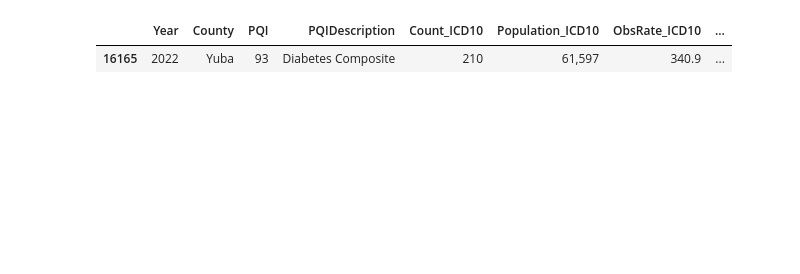
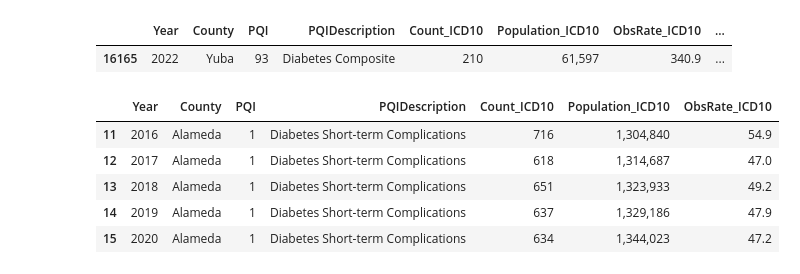
Before and after one commit to Jitao-Z/DB-Research-Project, a Jupyter notebook: cleaning/clean.ipynb, the cells around one changed output. Cells and saved outputs as stored; diff of their text form; code cells hidden in the pictures; blank space fills up the shorter version.

```diff
--- a/cleaning/clean.ipynb
+++ b/cleaning/clean.ipynb
@@ -204,4 +195,15 @@ cali_county_tidy[cali_county_tidy['AnnotationDesc'].notna()]
 |  | Year | County | PQI | PQIDescription | Count_ICD10 | Population_ICD10 | ObsRate_ICD10 | ... |
 | 16165 | 2022 | Yuba | 93 | Diabetes Composite | 210 | 61,597 | 340.9 | ... |
 # %%
-cali_county_tidy = cali_county_tidy.drop(columns = ["AnnotationCode", "AnnotationDesc", "RiskAdjRate_ICD10"])
+cali_county_tidy = cali_county_tidy.drop(columns = ["AnnotationCode",
+                                                    "AnnotationDesc",
+                                                    "RiskAdjRate_ICD10"])
+
+cali_county_tidy.head()
+# %% [output]
+|  | Year | County | PQI | PQIDescription | Count_ICD10 | Population_ICD10 | ObsRate_ICD10 |
+| 11 | 2016 | Alameda | 1 | Diabetes Short-term Complications | 716 | 1,304,840 | 54.9 |
+| 12 | 2017 | Alameda | 1 | Diabetes Short-term Complications | 618 | 1,314,687 | 47.0 |
+| 13 | 2018 | Alameda | 1 | Diabetes Short-term Complications | 651 | 1,323,933 | 49.2 |
+| 14 | 2019 | Alameda | 1 | Diabetes Short-term Complications | 637 | 1,329,186 | 47.9 |
+| 15 | 2020 | Alameda | 1 | Diabetes Short-term Complications | 634 | 1,344,023 | 47.2 |
```
Also changed, not shown: parts of 10 cells of this notebook, 4 other files.
